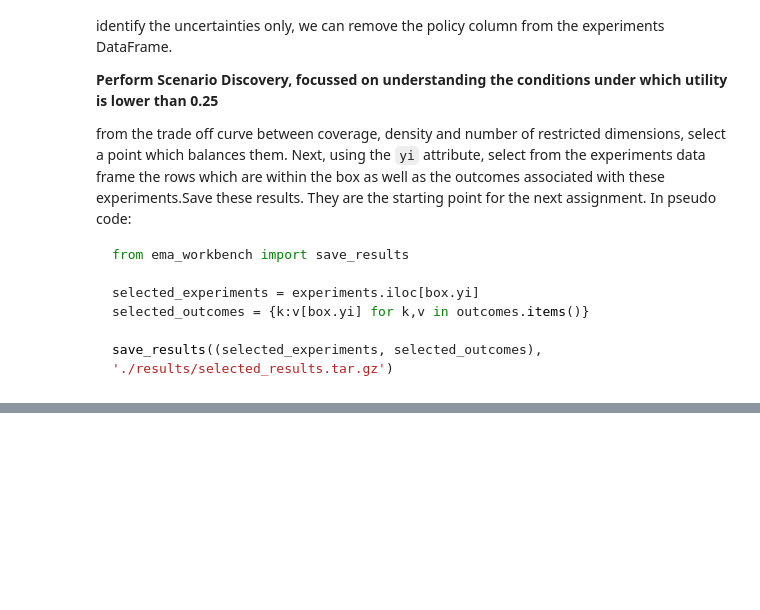
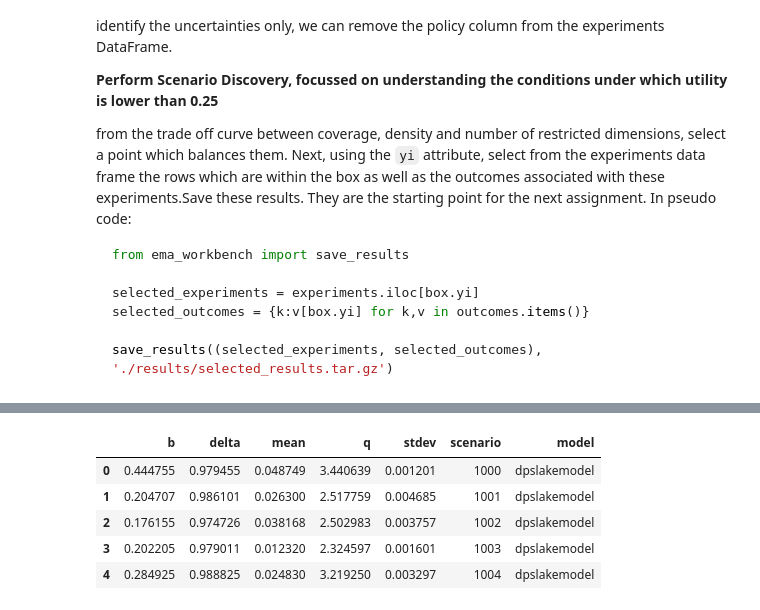
Before and after one commit to aarsundaram/ModelBasedDecisionMaking_Group12, a Jupyter notebook: Group 12 assignment 8 - MORDM.ipynb, the cells around one changed output, grey strips where cells are left out. Saved outputs shown, nothing was run; the diff lists cells and outputs as text; code cells hidden in the pictures; blank space fills up the shorter version.

```diff
--- a/Group 12 assignment 8 - MORDM.ipynb
+++ b/Group 12 assignment 8 - MORDM.ipynb
@@ -448,3 +457,15 @@ ValueError: too many values to unpack (expected 2)
+# %%
+from ema_workbench import Policy
+
+cleaned_experiments = experiments_u.drop(columns='policy')
+cleaned_experiments.head()
+# %% [output]
+|  | b | delta | mean | q | stdev | scenario | model |
+| 0 | 0.444755 | 0.979455 | 0.048749 | 3.440639 | 0.001201 | 1000 | dpslakemodel |
+| 1 | 0.204707 | 0.986101 | 0.026300 | 2.517759 | 0.004685 | 1001 | dpslakemodel |
+| 2 | 0.176155 | 0.974726 | 0.038168 | 2.502983 | 0.003757 | 1002 | dpslakemodel |
+| 3 | 0.202205 | 0.979011 | 0.012320 | 2.324597 | 0.001601 | 1003 | dpslakemodel |
+| 4 | 0.284925 | 0.988825 | 0.024830 | 3.219250 | 0.003297 | 1004 | dpslakemodel |
 # %%
 from ema_workbench.analysis import prim
 import matplotlib.pyplot as plt
```
Also changed, not shown: parts of 13 cells of this notebook.
